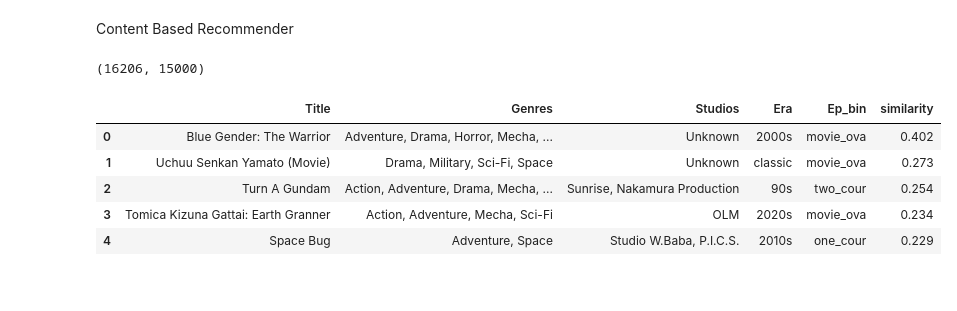
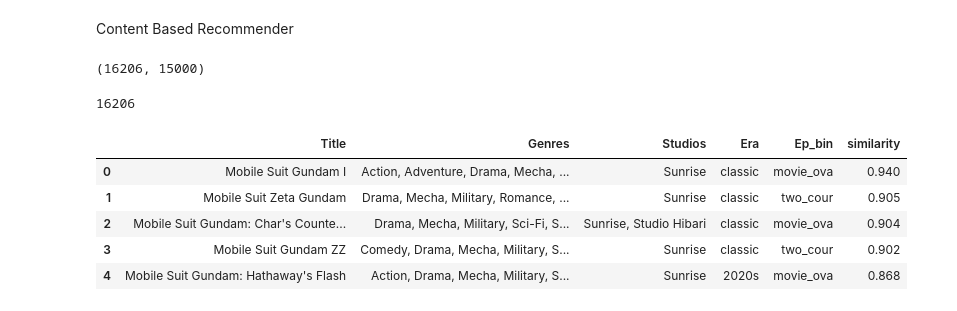
Before and after one commit to Shreyaan16/Yugen, a Jupyter notebook: notebooks/content_based.ipynb, the cells around one changed output. Cells and saved outputs as stored; diff of their text form; code cells hidden in the pictures.

Commit message:
ANN in content based recommender added

```diff
--- a/notebooks/content_based.ipynb
+++ b/notebooks/content_based.ipynb
@@ -531,13 +534,25 @@ tfidf_matrix = tfidf.fit_transform(df['soup'])
 print(tfidf_matrix.shape)
 # %% [output]
 (16206, 15000)
+# %%
+svd = TruncatedSVD(n_components=256, random_state=42)
+embeddings = svd.fit_transform(tfidf_matrix).astype("float32")
+embeddings = normalize(embeddings)
+
+index = faiss.IndexHNSWFlat(embeddings.shape[1], 32, faiss.METRIC_INNER_PRODUCT)
+index.hnsw.efConstruction = 200
+index.add(embeddings)
+
+faiss.write_index(index, "faiss_index.bin")
+print(index.ntotal)
+# %% [output]
+16206
 # %%
 df = df.reset_index(drop=True)
 title_to_idx = pd.Series(df.index, index=df['Title'].str.lower())
 
 def recommend(title, n=10):
-    """
-    Recommend similar anime based on content."""
+    """Recommend similar anime based on content."""
     title = title.lower()
 
     if title not in title_to_idx:
@@ -545,24 +560,22 @@ def recommend(title, n=10):
         return None
 
     idx = title_to_idx[title]
+    query_vec = embeddings[idx:idx+1]
+    distances, indices = index.search(query_vec, n + 1)
 
-    # Compute similarity only for this one anime vs all others
-    query_vec = tfidf_matrix[idx]
-    sim_scores = cosine_similarity(query_vec, tfidf_matrix).flatten()
-
-    # Get top N (exclude itself at index 0)
-    top_indices = sim_scores.argsort()[::-1][1:n+1]
+    top_indices = [i for i in indices[0] if i != idx][:n]
+    sim_scores = [d for i, d in zip(indices[0], distances[0]) if i != idx][:n]
 
     results = df.iloc[top_indices][['Title', 'Genres', 'Studios', 'Era', 'Ep_bin']].copy()
-    results['similarity'] = sim_scores[top_indices].round(3)
+    results['similarity'] = np.round(sim_scores, 3)
 
     return results.reset_index(drop=True)
 # %%
-recommend("Blue Gender", n=5)
+recommend("Mobile Suit Gundam", n=5)
 # %% [output]
 |  | Title | Genres | Studios | Era | Ep_bin | similarity |
-| 0 | Blue Gender: The Warrior | Adventure, Drama, Horror, Mecha, ... | Unknown | 2000s | movie_ova | 0.402 |
-| 1 | Uchuu Senkan Yamato (Movie) | Drama, Military, Sci-Fi, Space | Unknown | classic | movie_ova | 0.273 |
-| 2 | Turn A Gundam | Action, Adventure, Drama, Mecha, ... | Sunrise, Nakamura Production | 90s | two_cour | 0.254 |
-| 3 | Tomica Kizuna Gattai: Earth Granner | Action, Adventure, Mecha, Sci-Fi | OLM | 2020s | movie_ova | 0.234 |
-| 4 | Space Bug | Adventure, Space | Studio W.Baba, P.I.C.S. | 2010s | one_cour | 0.229 |
+| 0 | Mobile Suit Gundam I | Action, Adventure, Drama, Mecha, ... | Sunrise | classic | movie_ova | 0.940 |
+| 1 | Mobile Suit Zeta Gundam | Drama, Mecha, Military, Romance, ... | Sunrise | classic | two_cour | 0.905 |
+| 2 | Mobile Suit Gundam: Char's Counte... | Drama, Mecha, Military, Sci-Fi, S... | Sunrise, Studio Hibari | classic | movie_ova | 0.904 |
+| 3 | Mobile Suit Gundam ZZ | Comedy, Drama, Mecha, Military, S... | Sunrise | classic | two_cour | 0.902 |
+| 4 | Mobile Suit Gundam: Hathaway's Flash | Action, Drama, Mecha, Military, S... | Sunrise | 2020s | movie_ova | 0.868 |
```
Also changed, not shown: parts of 1 cell of this notebook, 1 other file.
